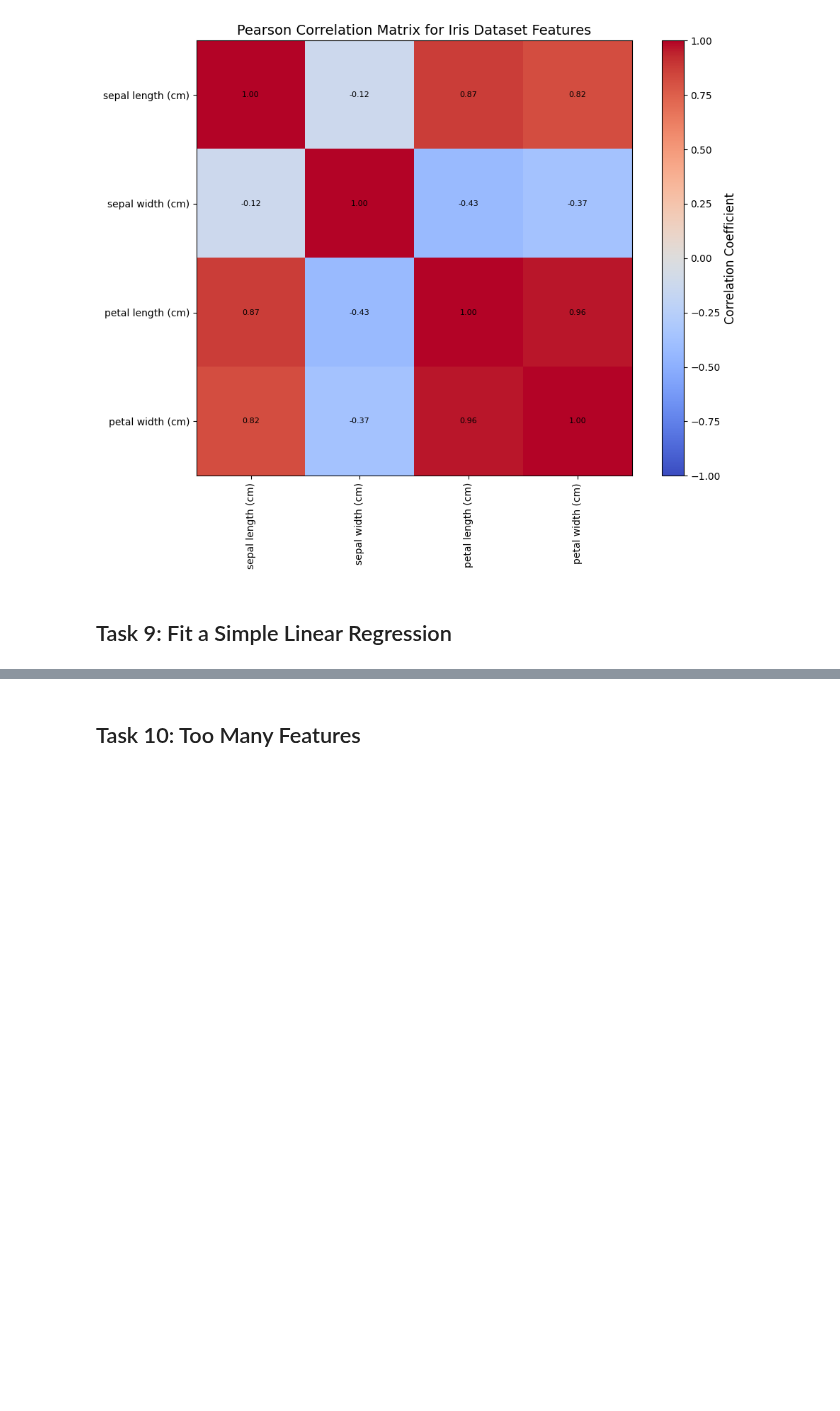
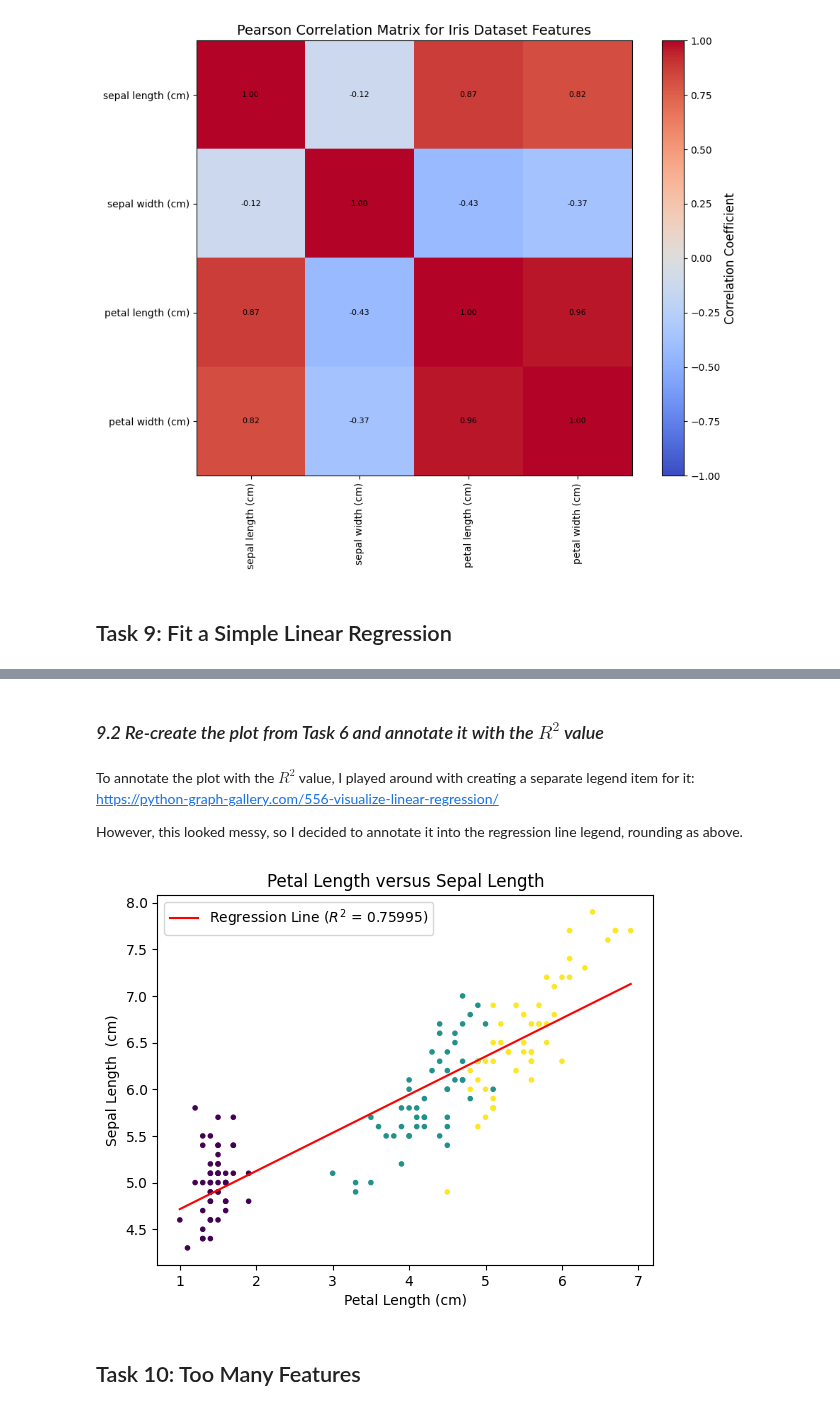
Before and after one commit to seasid3/seasid3-prin_data_analy, a Jupyter notebook: tasks.ipynb, the cells around one changed output, grey strips where cells are left out. Saved outputs shown, nothing was run; the diff lists cells and outputs as text; code cells hidden in the pictures; blank space fills up the shorter version.

Commit message:
Task 9 complete_version 1

```diff
--- a/tasks.ipynb
+++ b/tasks.ipynb
@@ -699,3 +741,48 @@ plt.show()
+# %% [markdown]
+### *9.2 Re-create the plot from Task 6 and annotate it with the $R^2$ value*
+# %% [markdown]
+To annotate the plot with the $R^2$ value, I played around with creating a separate legend item for it:
+https://python-graph-gallery.com/556-visualize-linear-regression/
+
+However, this looked messy, so I decided to annotate it into the regression line legend, rounding as above.
+# %%
+# Copying in the scatter plot from Task 6:
+
+# Assign a name to the classes, using the target:
+Irisclass = database.target
+
+# Create a figure and an axis.
+fig, ax = plt.subplots()
+
+# Scatterplot
+scatter = ax.scatter(petal_length, sepal_length, marker=".", c=Irisclass)
+
+# Perform polynomial fitting (linear regression, degree = 1)
+m, c = np.polyfit(petal_length, sepal_length, 1) # from code cell and md cell above, we know m = 0.40892228, c = 4.30660342
+
+# x values for regression line:
+x_values = np.linspace(min(petal_length), max(petal_length))
+
+# Determine the predicted y values for the pooints on the best fit line
+pred_y_values = m * x_values + c
+
+# Use scipy to fit a line
+fit = sp.stats.linregress(petal_length, sepal_length)
+
+# Define R**2
+r_squared = fit.rvalue**2
+
+# Plot the regression line, giving it the name of R squared
+ax.plot(x_values, pred_y_values, color='red', label= (f"Regression Line ($R^2$ = {r_squared:.5f})"))
+ax.set_xlabel('Petal Length (cm)')
+ax.set_ylabel('Sepal Length  (cm)')
+plt.title("Petal Length versus Sepal Length")
+
+# Show the plot with the regression line
+plt.legend()
+plt.show()
+# %% [output]
+[figure, added]
 # %% [markdown]
 ## Task 10: Too Many Features
 # %% [markdown]
```
Also changed, not shown: parts of 10 cells of this notebook.
